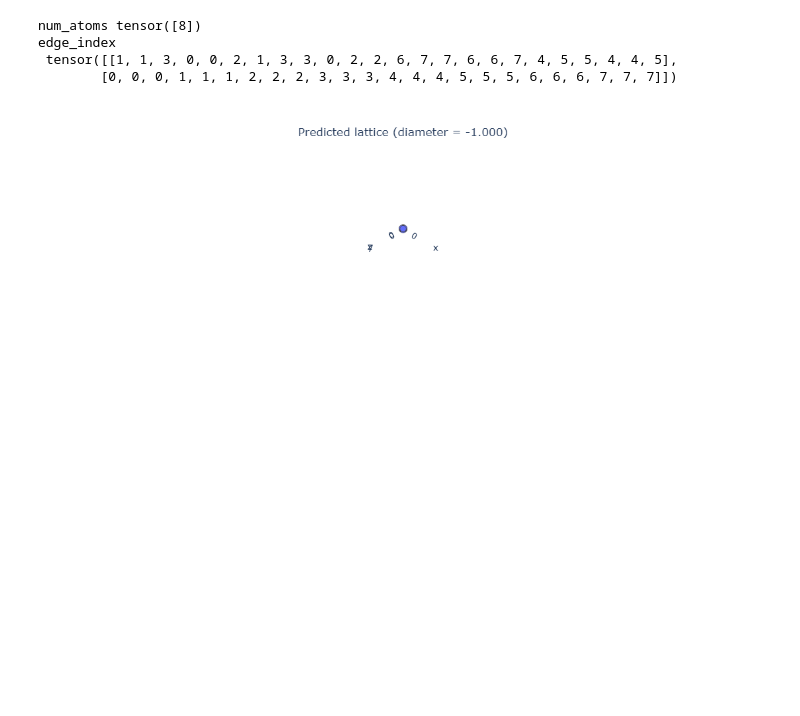
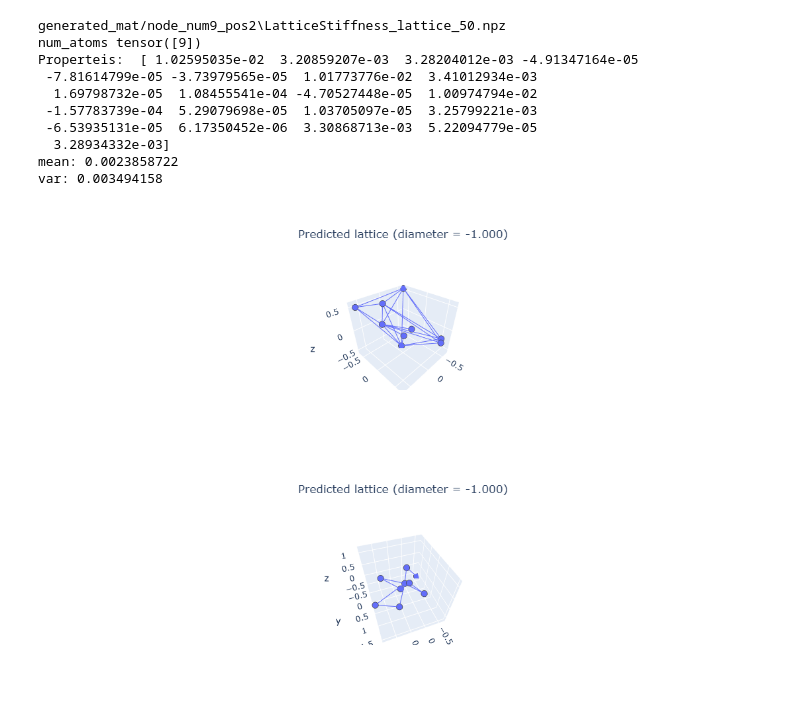
Before and after one commit to cjpcool/MetaMatGen, a Jupyter notebook: vis_gen_lattice.ipynb, the cells around one changed output. Cells and saved outputs as stored; diff of their text form; code cells hidden in the pictures; blank space fills up the shorter version.

```diff
--- a/vis_gen_lattice.ipynb
+++ b/vis_gen_lattice.ipynb
@@ -54,11 +163,50 @@ def plot_lattice_from_path(path, name, cutoff=1.0,max_num_neighbors_threshold=3,
 # %%
-path = 'generated_mat'
-name = 'LatticeStiffness_lattice_cubic.npz'
-plot_lattice_from_path(path, name)
+path = 'generated_mat/node_num9_pos2'
+name = 'LatticeStiffness_lattice_50.npz'
-# %% [output]
-num_atoms tensor([8])
-edge_index
- tensor([[1, 1, 3, 0, 0, 2, 1, 3, 3, 0, 2, 2, 6, 7, 7, 6, 6, 7, 4, 5, 5, 4, 4, 5],
-        [0, 0, 0, 1, 1, 1, 2, 2, 2, 3, 3, 3, 4, 4, 4, 5, 5, 5, 6, 6, 6, 7, 7, 7]])
-[figure, removed]
+# %%
+full_path = os.path.join(path,name)
+print(full_path)
+lattice_npz = np.load(full_path)
+frac_coords = lattice_npz['frac_coords']
+lengths = lattice_npz['lengths']
+angles = lattice_npz['angles']
+atom_types = lattice_npz['atom_types']
+num_atoms = torch.tensor([atom_types.shape[0]])
+frac_coords, lengths, angles = torch.from_numpy(frac_coords),torch.from_numpy(lengths).unsqueeze(0), torch.from_numpy(angles).unsqueeze(0)
+cart_coords = frac_to_cart_coords(frac_coords,lengths,
+                                  angles, num_atoms)
+# cart_coords = frac_coords
+print('num_atoms', num_atoms)
+try:
+    print('Properteis: ', lattice_npz['prop_list'])
+    print('mean:', lattice_npz['prop_list'].mean(), '\nvar:', lattice_npz['prop_list'].std())
+except:
+    pass
+try:
+        # raise Exception
+    edge_index = lattice_npz['edge_index']
+except:
+    print('Compute PBC edges')
+    edge_index, _,_ = get_pbc_cutoff_graphs(cart_coords, lengths, angles, num_atoms, cutoff=cutoff, max_num_neighbors_threshold=max_num_neighbors_threshold)
+# print('edge_index \n', edge_index)
+plot_lattice(cart_coords, edge_index.T)
+
+lattice_vector = lattice_params_to_matrix_torch(lengths, angles)
+a = cart_coords.numpy()
+ppa, edges = post_process_9(a,0.9)
+edges = np.array(edges)
+plot_lattice(ppa,edges)
+# %% [output]
+generated_mat/node_num9_pos2\LatticeStiffness_lattice_50.npz
+num_atoms tensor([9])
+Properteis:  [ 1.02595035e-02  3.20859207e-03  3.28204012e-03 -4.91347164e-05
+ -7.81614799e-05 -3.73979565e-05  1.01773776e-02  3.41012934e-03
+  1.69798732e-05  1.08455541e-04 -4.70527448e-05  1.00974794e-02
+ -1.57783739e-04  5.29079698e-05  1.03705097e-05  3.25799221e-03
+ -6.53935131e-05  6.17350452e-06  3.30868713e-03  5.22094779e-05
+  3.28934332e-03]
+mean: 0.0023858722
+var: 0.003494158
+[figure, added]
+[figure, added]
 # %%
```
Also changed, not shown: parts of 12 cells of this notebook, 6 other files.
